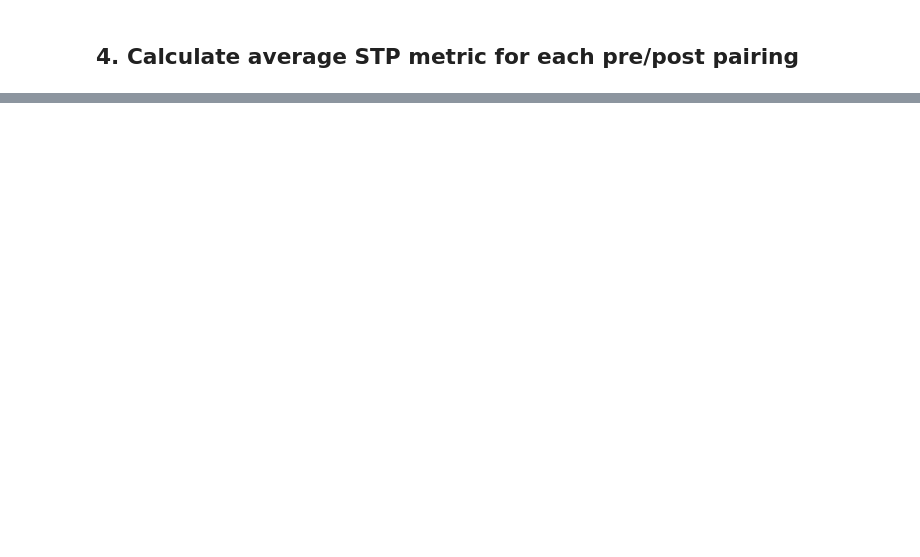
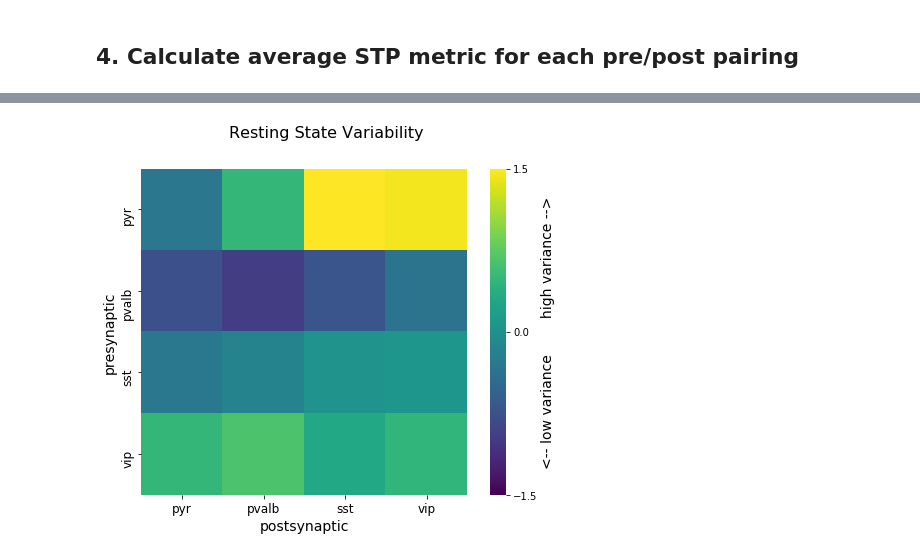
Before and after one commit to SophieW722/aisynphys, a Jupyter notebook: doc/short_term_plasticity.ipynb, the cells around one changed output, grey strips where cells are left out. Cells and saved outputs as stored; diff of their text form; code cells hidden in the pictures; blank space fills up the shorter version.

```diff
--- a/doc/short_term_plasticity.ipynb
+++ b/doc/short_term_plasticity.ipynb
@@ -118,0 +125,8 @@ hm.tick_params(labelsize=12)
+# %%
+var = df.pivot_table('variance', 'pre_class', 'post_class', aggfunc=np.mean)
+
+# sort rows/cols into the expected order
+order = list(cell_classes)
+var = var[order].loc[order]
+
+var
@@ -118,0 +140,13 @@ hm.tick_params(labelsize=12)
+# %%
+fig,ax = plt.subplots(figsize=(8, 6))
+
+hm = sns.heatmap(var, cmap='viridis', vmin=-1.5, vmax=1.5, square=True, ax=ax,
+                cbar_kws={"ticks":[-1.5, 0, 1.5], 'label': '<-- low variance        high variance -->'})
+
+fig.suptitle("Resting State Variability", fontsize=16)
+hm.set_xlabel("postsynaptic", fontsize=14)
+hm.set_ylabel("presynaptic", fontsize=14);
+hm.figure.axes[-1].yaxis.label.set_size(14)
+hm.tick_params(labelsize=12)
+# %% [output]
+[figure, added]
```
Also changed, not shown: parts of 10 cells of this notebook, 4 other files.
